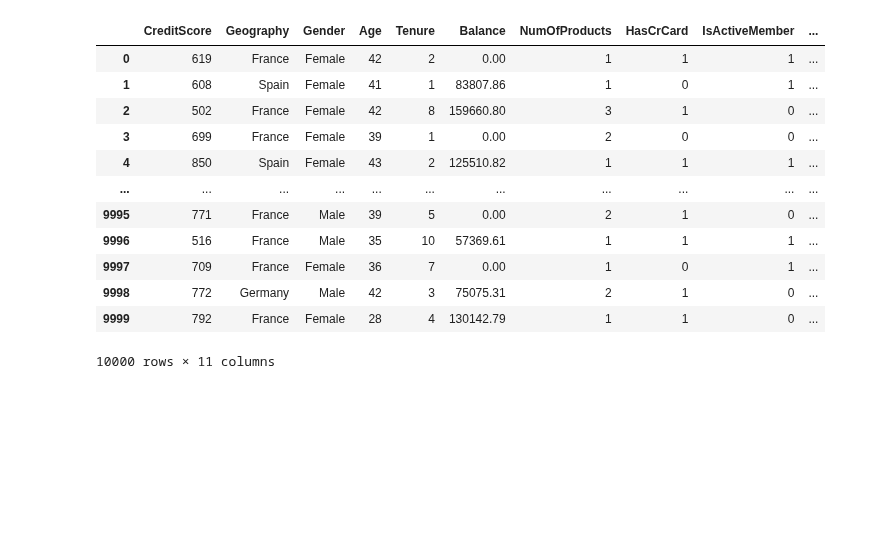
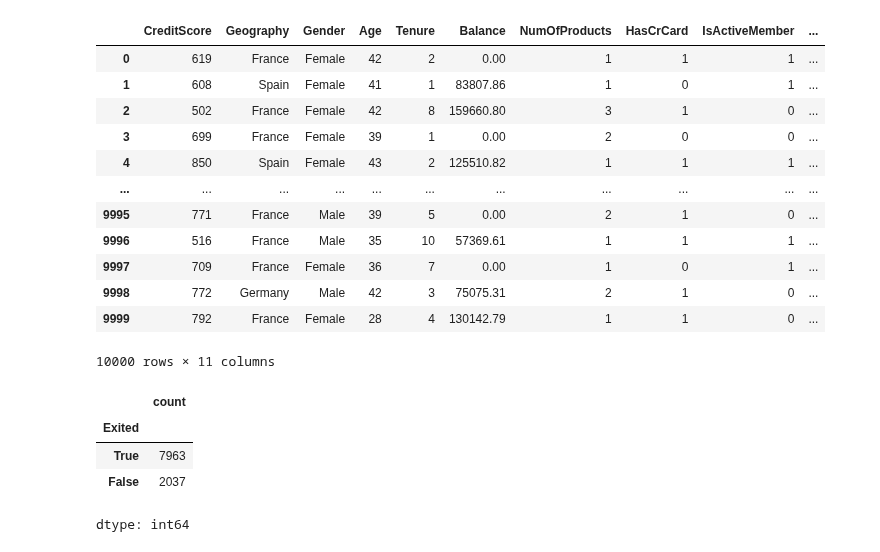
Before and after one commit to Farazmghm/Portfolio, a Jupyter notebook: bank_churn_analysis_and_Prediction.ipynb, the cells around one changed output. Cells and saved outputs as stored; diff of their text form; code cells hidden in the pictures; blank space fills up the shorter version.

```diff
--- a/bank_churn_analysis_and_Prediction.ipynb
+++ b/bank_churn_analysis_and_Prediction.ipynb
@@ -157,0 +160,8 @@ df
+# %%
+df['Exited'].value_counts()
+# %% [output]
+|  | count |
+| Exited |  |
+| True | 7963 |
+| False | 2037 |
+dtype: int64
```
Also changed, not shown: parts of 5 cells of this notebook.
